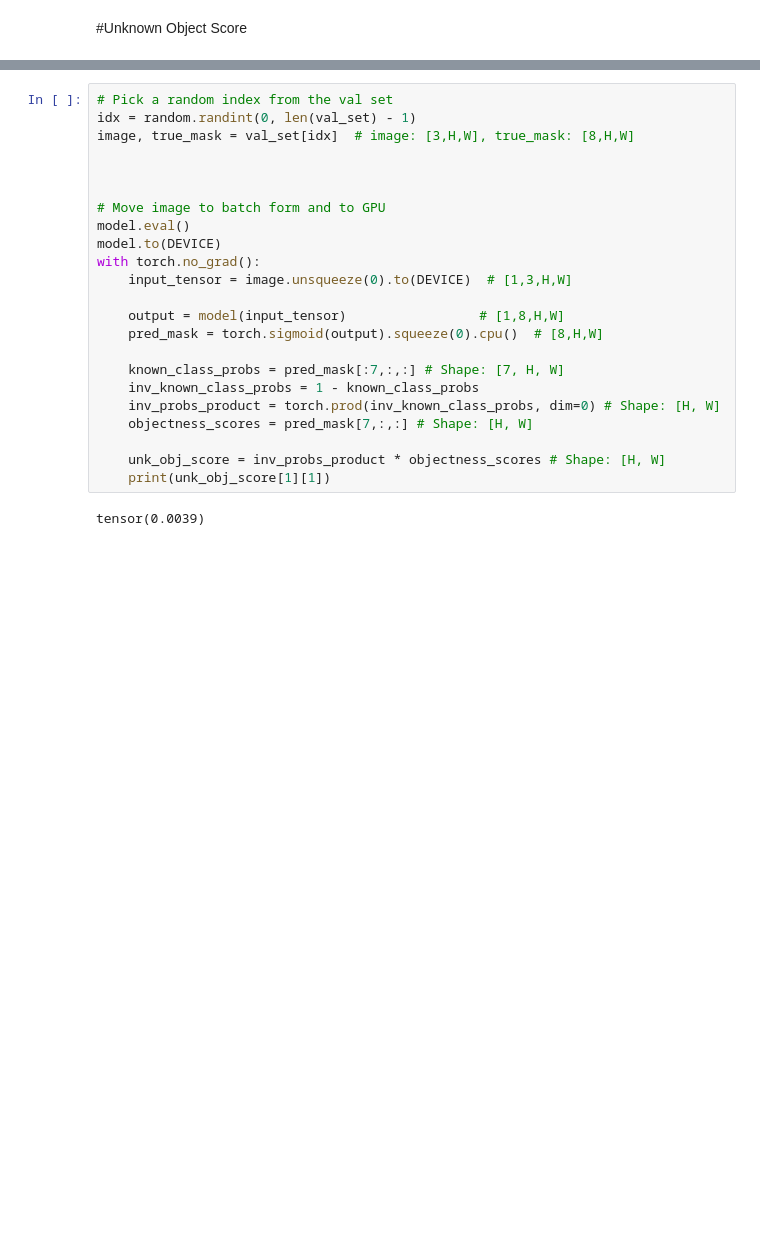
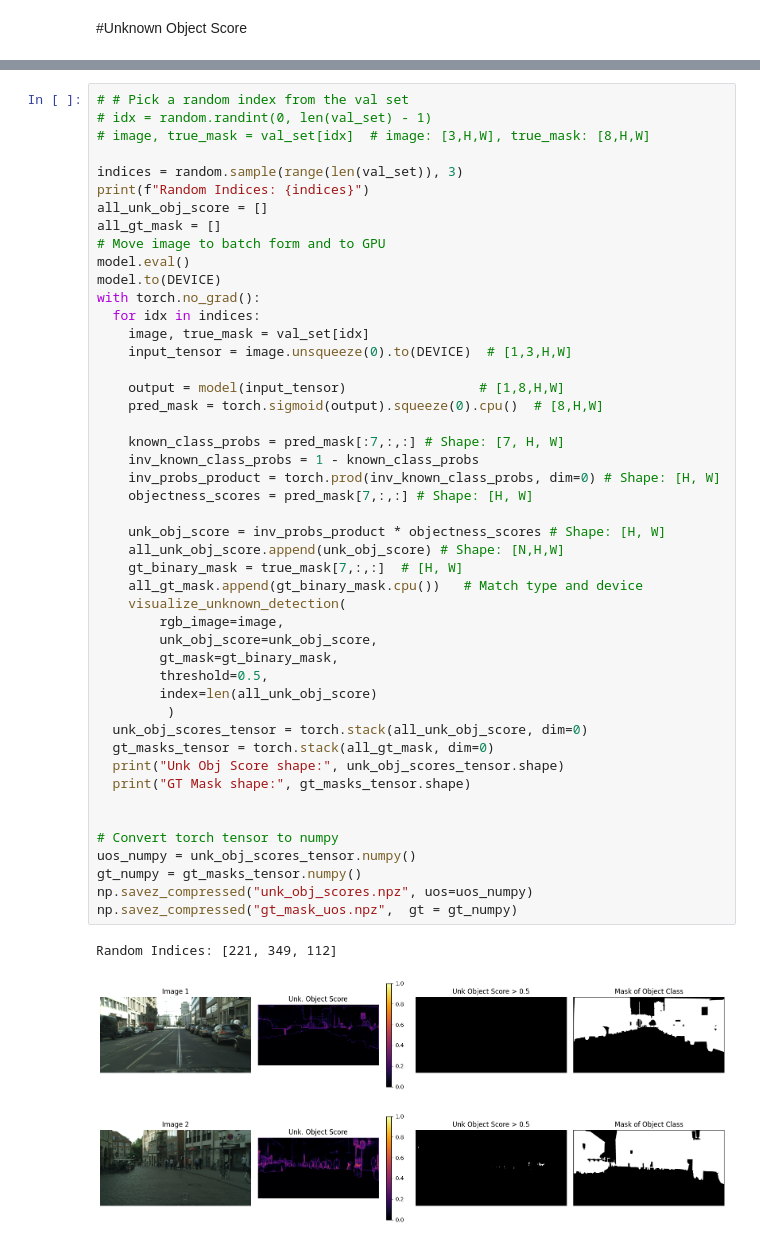
Before and after one commit to edgarcancinoe/maybe-obstacle, a Jupyter notebook: UAROI_Training.ipynb, the cells around one changed output, grey strips where cells are left out. Cells and saved outputs as stored; diff of their text form; blank space fills up the shorter version.

```diff
--- a/UAROI_Training.ipynb
+++ b/UAROI_Training.ipynb
@@ -722,25 +767,51 @@ plt.show()
 # %%
-# Pick a random index from the val set
-idx = random.randint(0, len(val_set) - 1)
-image, true_mask = val_set[idx]  # image: [3,H,W], true_mask: [8,H,W]
+# # Pick a random index from the val set
+# idx = random.randint(0, len(val_set) - 1)
+# image, true_mask = val_set[idx]  # image: [3,H,W], true_mask: [8,H,W]
 
-
-
+indices = random.sample(range(len(val_set)), 3)
+print(f"Random Indices: {indices}")
+all_unk_obj_score = []
+all_gt_mask = []
 # Move image to batch form and to GPU
 model.eval()
 model.to(DEVICE)
 with torch.no_grad():
+  for idx in indices:
+    image, true_mask = val_set[idx]
     input_tensor = image.unsqueeze(0).to(DEVICE)  # [1,3,H,W]
 
     output = model(input_tensor)                 # [1,8,H,W]
     pred_mask = torch.sigmoid(output).squeeze(0).cpu()  # [8,H,W]
 
     known_class_probs = pred_mask[:7,:,:] # Shape: [7, H, W]
     inv_known_class_probs = 1 - known_class_probs
     inv_probs_product = torch.prod(inv_known_class_probs, dim=0) # Shape: [H, W]
     objectness_scores = pred_mask[7,:,:] # Shape: [H, W]
 
     unk_obj_score = inv_probs_product * objectness_scores # Shape: [H, W]
-    print(unk_obj_score[1][1])
+    all_unk_obj_score.append(unk_obj_score) # Shape: [N,H,W]
+    gt_binary_mask = true_mask[7,:,:]  # [H, W]
+    all_gt_mask.append(gt_binary_mask.cpu())   # Match type and device
+    visualize_unknown_detection(
+        rgb_image=image,
+        unk_obj_score=unk_obj_score,
+        gt_mask=gt_binary_mask,
+        threshold=0.5,
+        index=len(all_unk_obj_score)
+         )
+  unk_obj_scores_tensor = torch.stack(all_unk_obj_score, dim=0)
+  gt_masks_tensor = torch.stack(all_gt_mask, dim=0)
+  print("Unk Obj Score shape:", unk_obj_scores_tensor.shape)
+  print("GT Mask shape:", gt_masks_tensor.shape)
+
+
+# Convert torch tensor to numpy
+uos_numpy = unk_obj_scores_tensor.numpy()
+gt_numpy = gt_masks_tensor.numpy()
+np.savez_compressed("unk_obj_scores.npz", uos=uos_numpy)
+np.savez_compressed("gt_mask_uos.npz",  gt = gt_numpy)
 # %% [output]
-tensor(0.0039)
+Random Indices: [221, 349, 112]
+[figure, added]
+[figure, added]
```
Also changed, not shown: parts of 15 cells of this notebook, 1 other file.
